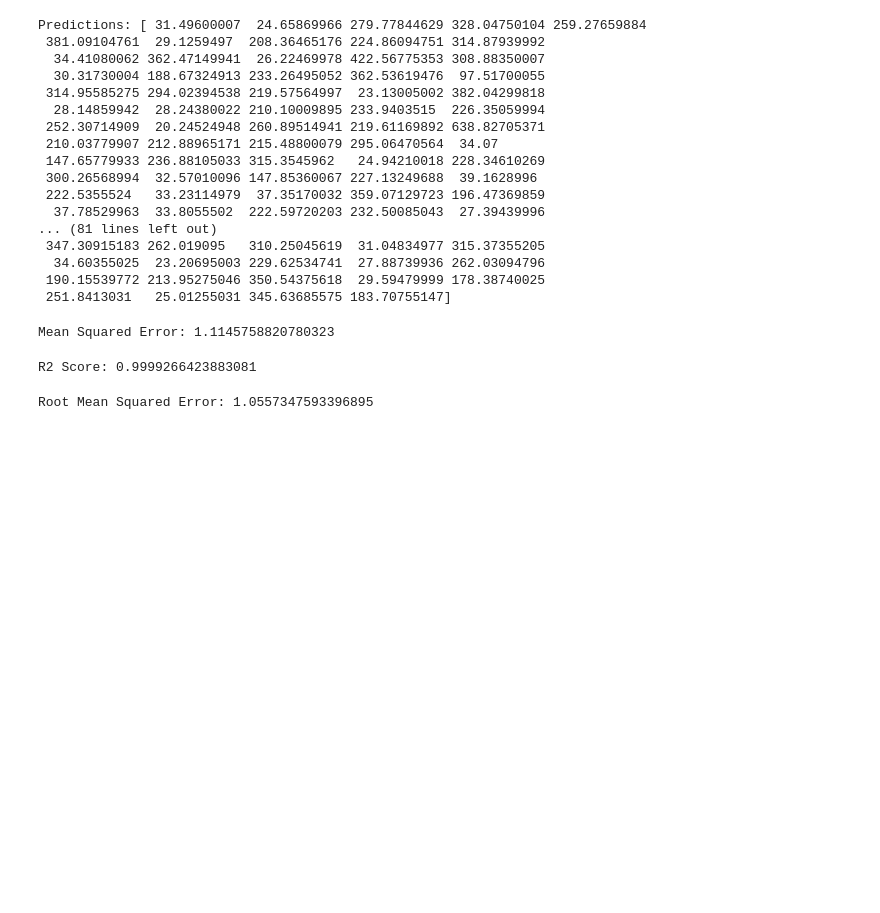
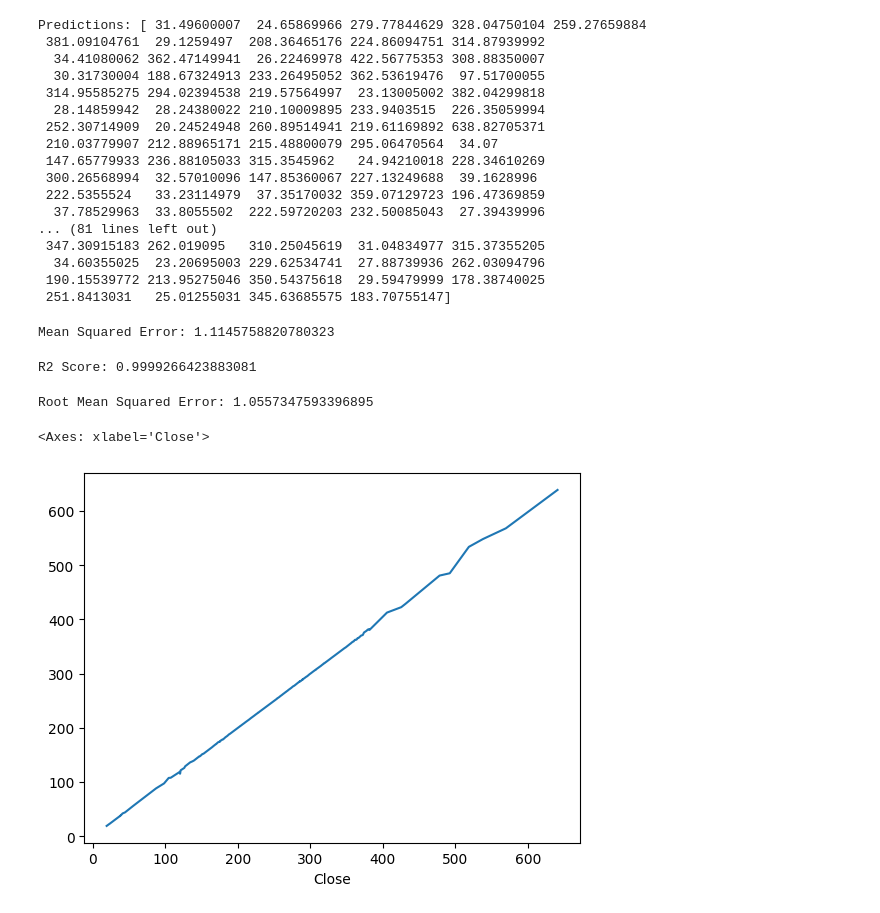
Before and after one commit to A-THAKUR22/AprilAssignments, a Jupyter notebook: Assignment10April12.ipynb, the cells around one changed output. Drawn from its saved outputs; the diff is of its cells as text; code cells hidden in the pictures; blank space fills up the shorter version.

```diff
--- a/Assignment10April12.ipynb
+++ b/Assignment10April12.ipynb
@@ -222,3 +222,8 @@ rmse=np.sqrt(MSE)
 print(f'Root Mean Squared Error: {rmse}')
 # %% [output]
 Root Mean Squared Error: 1.0557347593396895
+# %%
+sns.lineplot(x=y_test,y=y_predictions)
+# %% [output]
+<Axes: xlabel='Close'>
+[figure, added]
```
